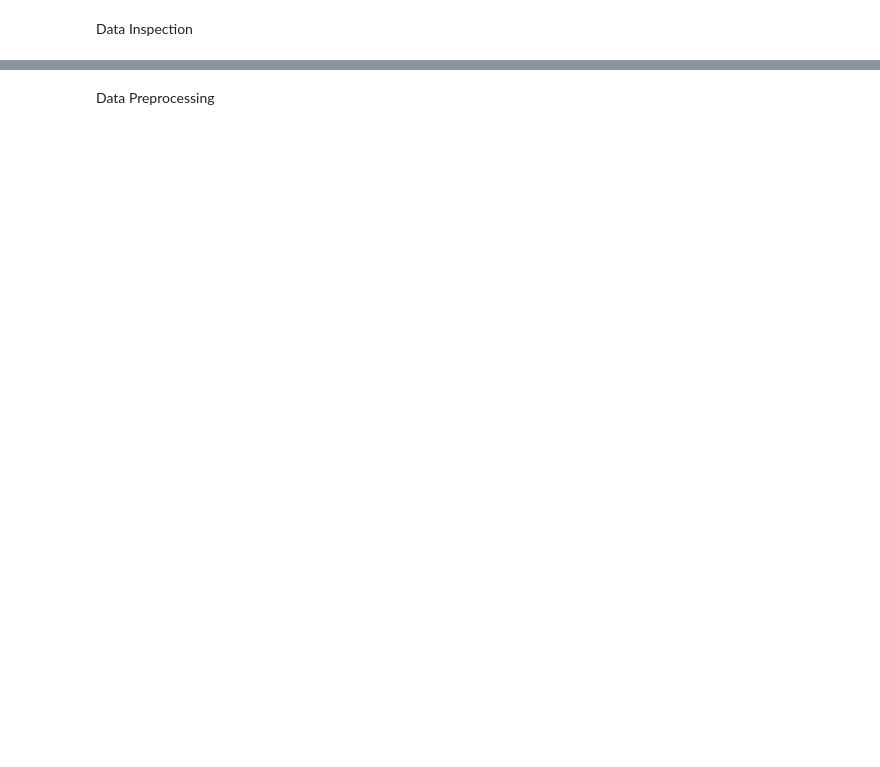
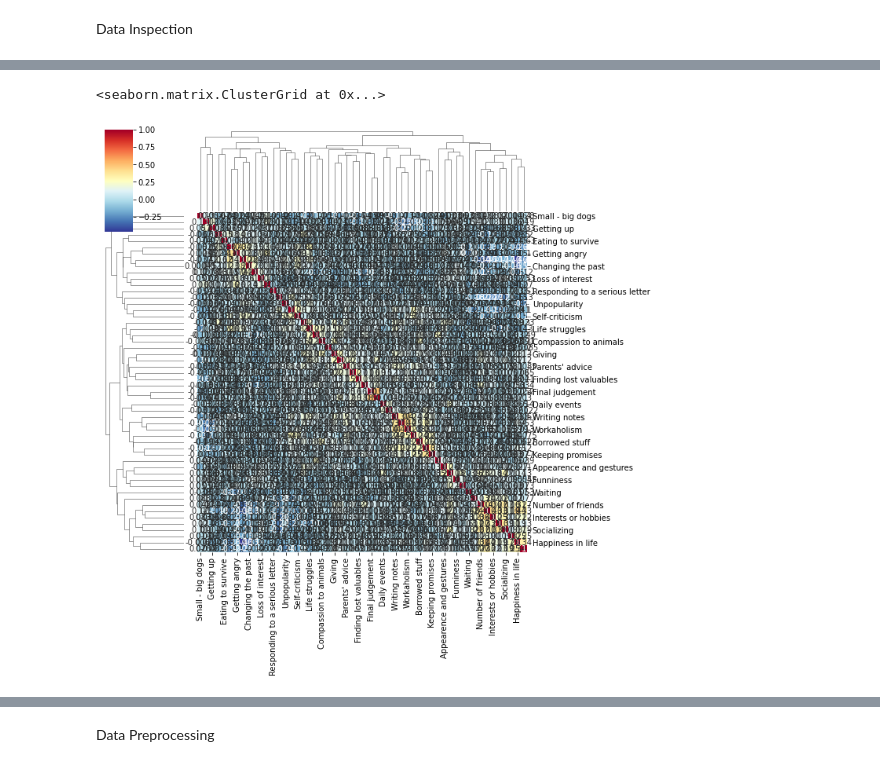
Before and after one commit to Kim1254/2022_termproject_ds, a Jupyter notebook: main.ipynb, the cells around one changed output, grey strips where cells are left out. Saved outputs shown, nothing was run; the diff lists cells and outputs as text; code cells hidden in the pictures; blank space fills up the shorter version.

```diff
--- a/main.ipynb
+++ b/main.ipynb
@@ -131,0 +227,6 @@ Data Inspection
+# %%
+temp_df_1 = survey_df.iloc[:,:19]
+temp_df_2 = survey_df.iloc[:,76:133]
+temp_df_3 = survey_df.iloc[:,140:]
+survey_df = pd.concat([temp_df_1, temp_df_2, temp_df_3], axis=1)
+survey_df
@@ -131,0 +242,3 @@ Data Inspection
+# %%
+survey_df.dropna(how='any', inplace=True)
+survey_df.isnull().sum()
@@ -131,0 +290,12 @@ Data Inspection
+# %%
+#check for correlation among personality features on survey data
+
+survey_column_list = list(survey_df.columns)
+corr_features = survey_column_list[19:76]
+survey_corr = survey_df[corr_features].corr()
+
+#plt.figure(figsize=(1,1))
+sns.clustermap(survey_corr, annot=True, cmap="RdYlBu_r")
+# %% [output]
+<seaborn.matrix.ClusterGrid at 0x...>
+[figure, added]
```
Also changed, not shown: parts of 23 cells of this notebook.
